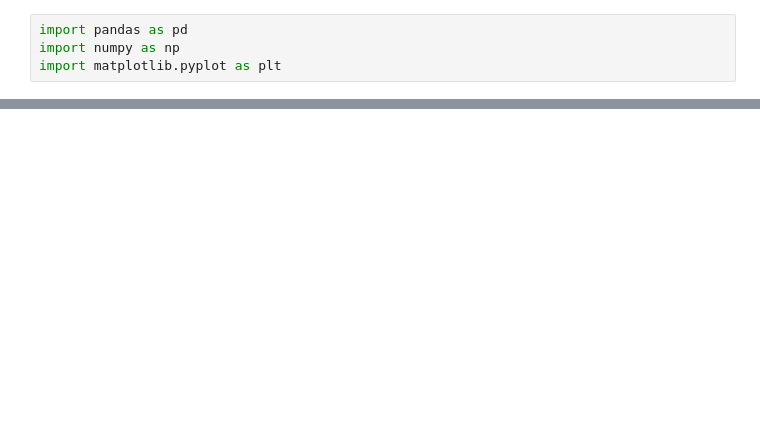
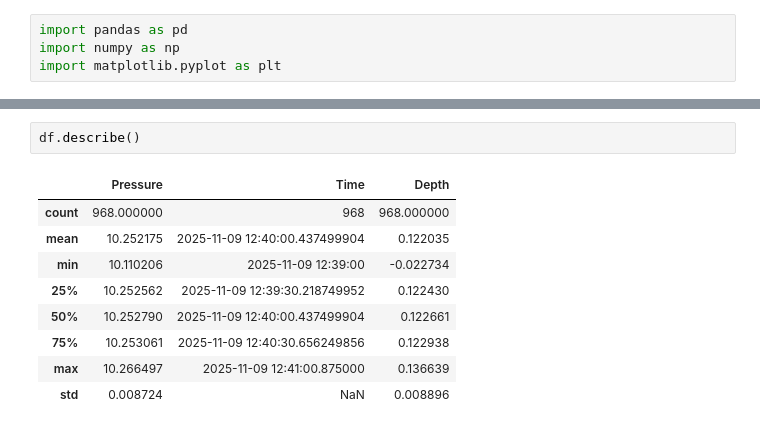
Before and after one commit to sofa927/Science-Fair, a Jupyter notebook: YellowBucketTest.ipynb, the cells around one changed output, grey strips where cells are left out. Cells and saved outputs as stored; diff of their text form; blank space fills up the shorter version.

```diff
--- a/YellowBucketTest.ipynb
+++ b/YellowBucketTest.ipynb
@@ -28,0 +91,12 @@ FileNotFoundError: [Errno 2] No such file or directory: '/SophiaFamely/Documents
+# %%
+df.describe()
+# %% [output]
+|  | Pressure | Time | Depth |
+| count | 968.000000 | 968 | 968.000000 |
+| mean | 10.252175 | 2025-11-09 12:40:00.437499904 | 0.122035 |
+| min | 10.110206 | 2025-11-09 12:39:00 | -0.022734 |
+| 25% | 10.252562 | 2025-11-09 12:39:30.218749952 | 0.122430 |
+| 50% | 10.252790 | 2025-11-09 12:40:00.437499904 | 0.122661 |
+| 75% | 10.253061 | 2025-11-09 12:40:30.656249856 | 0.122938 |
+| max | 10.266497 | 2025-11-09 12:41:00.875000 | 0.136639 |
+| std | 0.008724 | NaN | 0.008896 |
```
Also changed, not shown: parts of 4 cells of this notebook.
